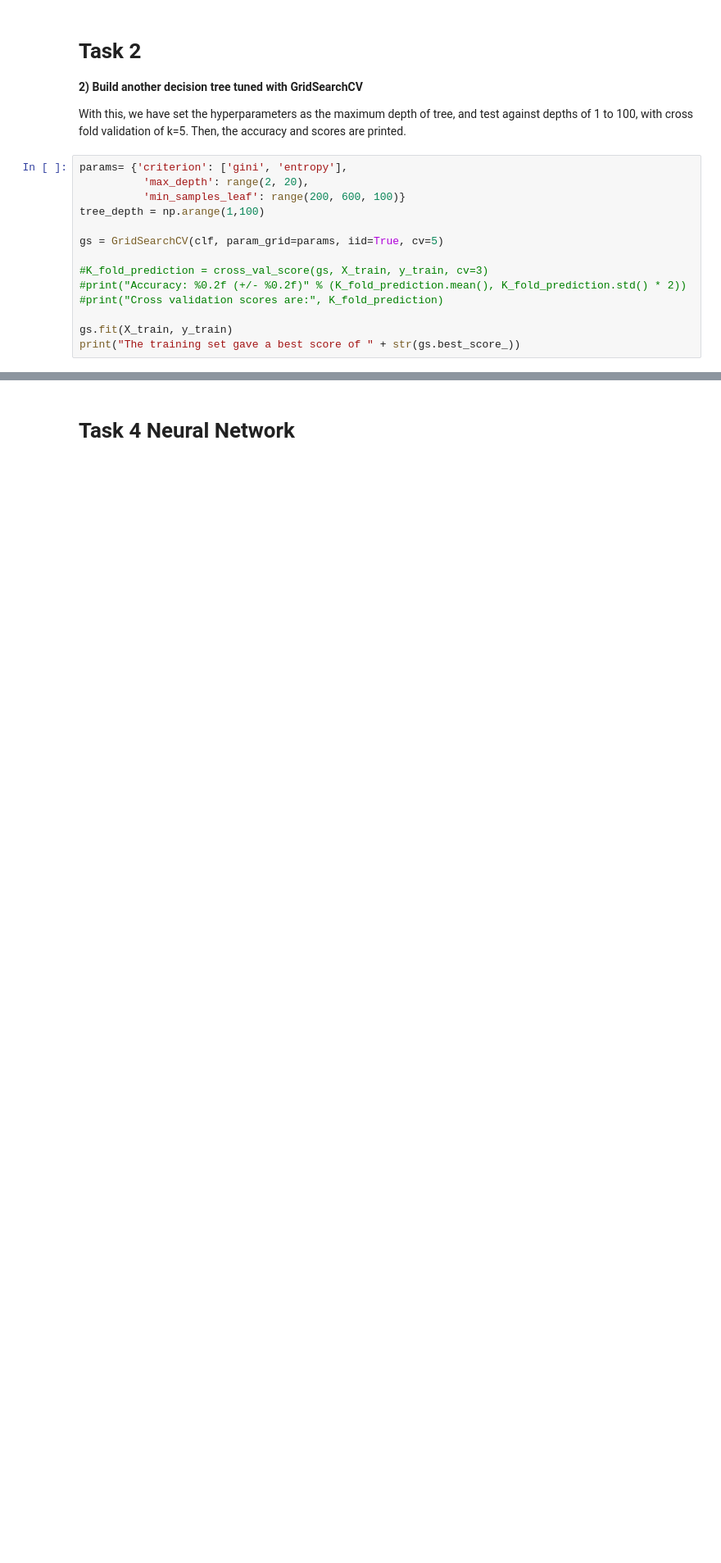
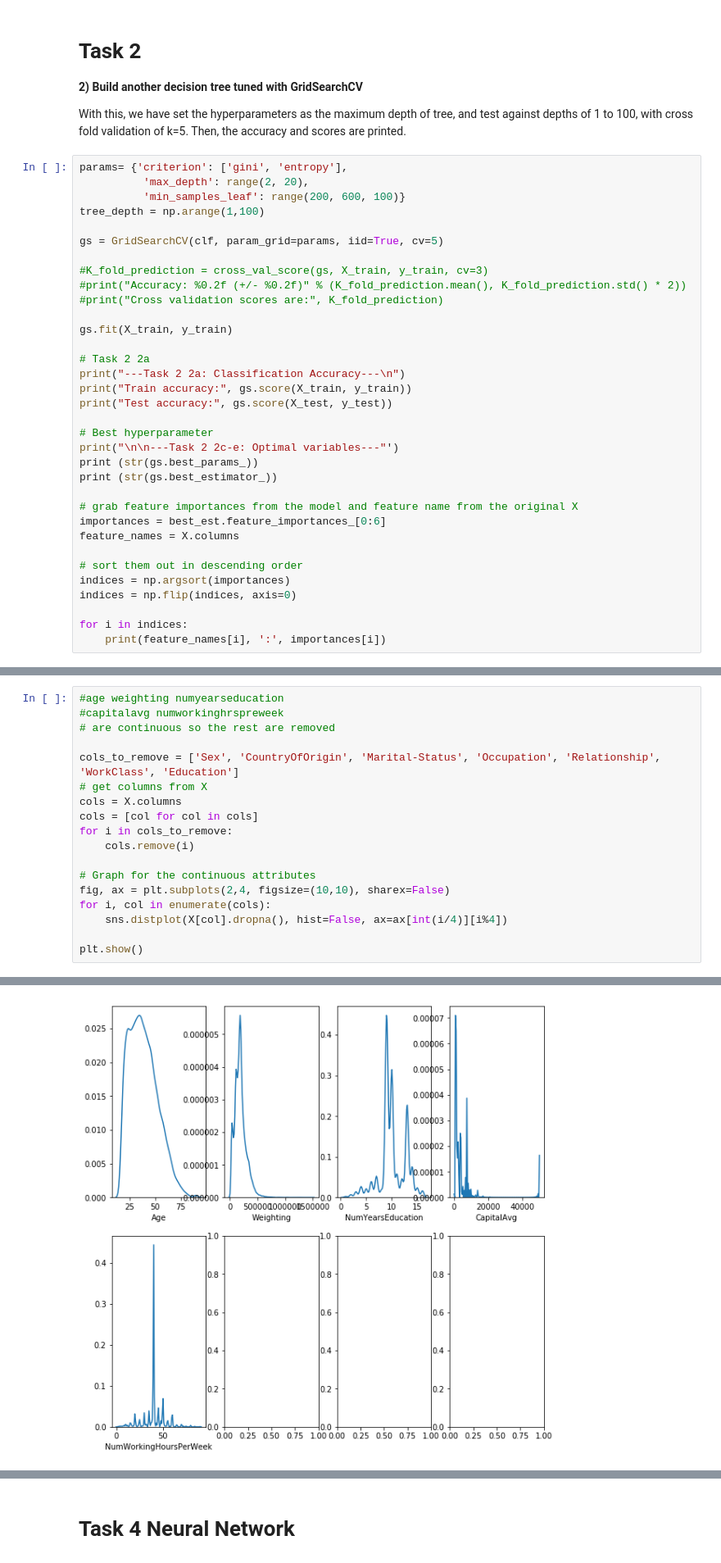
Before and after one commit to Wesleyzxc/DataMining, a Jupyter notebook: DMProj1.ipynb, the cells around one changed output, grey strips where cells are left out. Shown: that part at 82% size. Drawn from its saved outputs; the diff is of its cells as text; blank space fills up the shorter version.

```diff
--- a/DMProj1.ipynb
+++ b/DMProj1.ipynb
@@ -253,4 +253,24 @@ gs = GridSearchCV(clf, param_grid=params, iid=True, cv=5)
 #print("Cross validation scores are:", K_fold_prediction)
 
 gs.fit(X_train, y_train)
-print("The training set gave a best score of " + str(gs.best_score_))
+
+# Task 2 2a
+print("---Task 2 2a: Classification Accuracy---\n")
+print("Train accuracy:", gs.score(X_train, y_train))
+print("Test accuracy:", gs.score(X_test, y_test))
+
+# Best hyperparameter
+print("\n\n---Task 2 2c-e: Optimal variables---"')
+print (str(gs.best_params_))
+print (str(gs.best_estimator_))
+
+# grab feature importances from the model and feature name from the original X
+importances = best_est.feature_importances_[0:6]
+feature_names = X.columns
+
+# sort them out in descending order
+indices = np.argsort(importances)
+indices = np.flip(indices, axis=0)
+
+for i in indices:
+    print(feature_names[i], ':', importances[i])
@@ -323,0 +325,19 @@ print("Test accuracy:", gs.score(X_test, y_test))
+# %%
+#age weighting numyearseducation
+#capitalavg numworkinghrspreweek
+# are continuous so the rest are removed
+
+cols_to_remove = ['Sex', 'CountryOfOrigin', 'Marital-Status', 'Occupation', 'Relationship', 'WorkClass', 'Education']
+# get columns from X
+cols = X.columns
+cols = [col for col in cols]
+for i in cols_to_remove:
+    cols.remove(i)
+
+# Graph for the continuous attributes
+fig, ax = plt.subplots(2,4, figsize=(10,10), sharex=False)
+for i, col in enumerate(cols):
+    sns.distplot(X[col].dropna(), hist=False, ax=ax[int(i/4)][i%4])
+
+plt.show()
+# %% [output]
@@ -323,0 +345 @@ print("Test accuracy:", gs.score(X_test, y_test))
+[figure, added]
```
Also changed, not shown: parts of 32 cells of this notebook.
